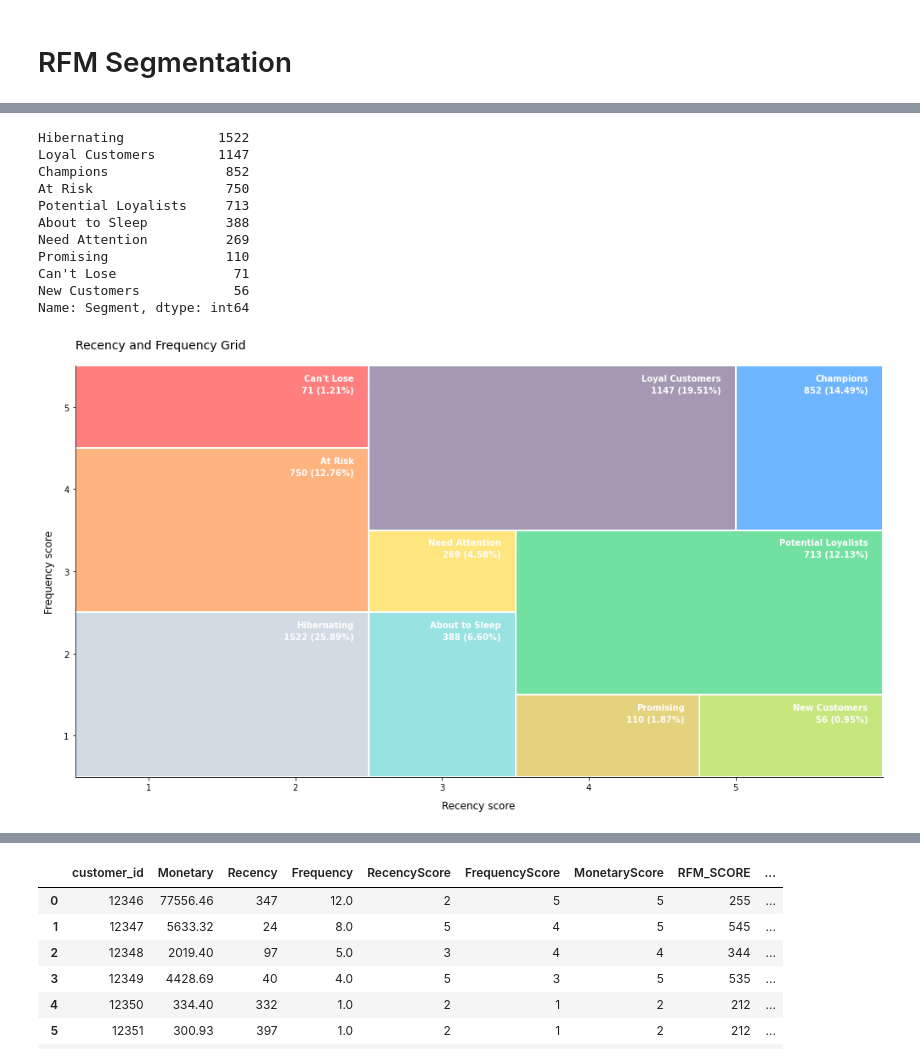
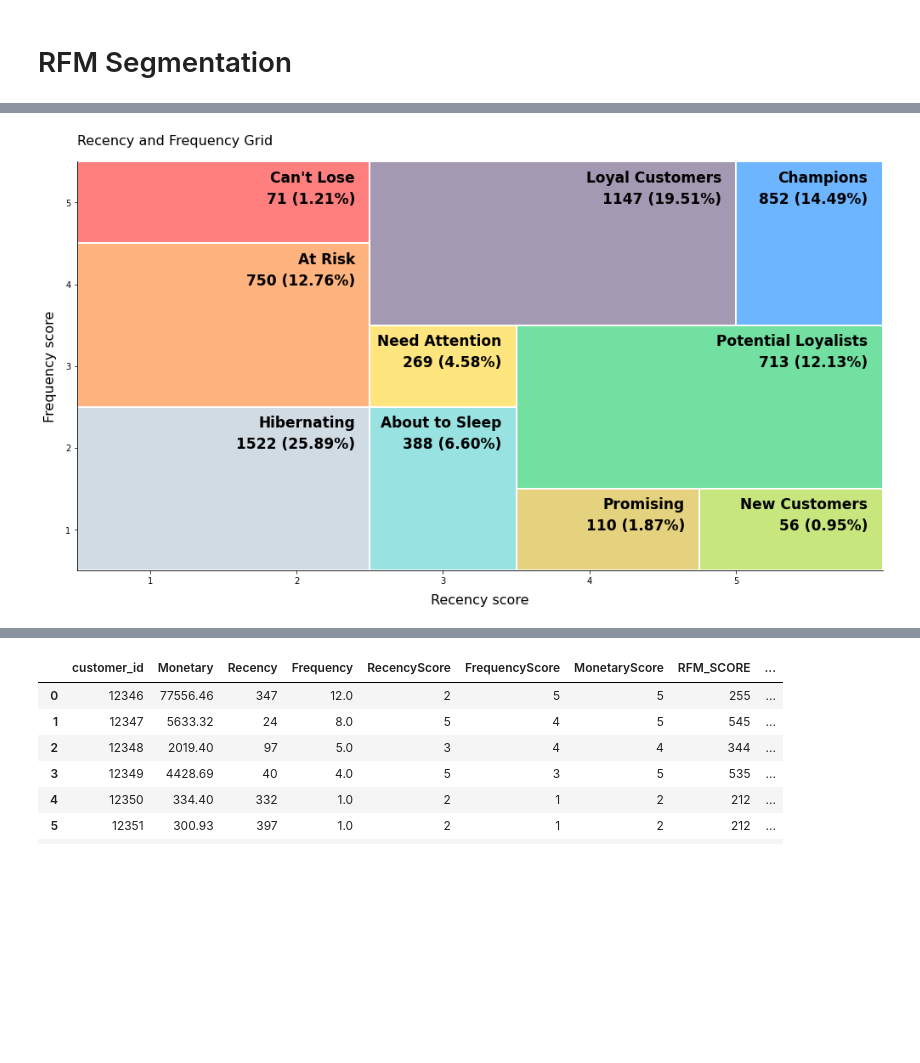
Before and after one commit to jarviscanada/jarvis_data_eng_SumikshTrehan, a Jupyter notebook: python_data_analytics/retail_data_analytics_wrangling.ipynb, the cells around one changed output, grey strips where cells are left out. Drawn from its saved outputs; the diff is of its cells as text; code cells hidden in the pictures; blank space fills up the shorter version.

```diff
--- a/python_data_analytics/retail_data_analytics_wrangling.ipynb
+++ b/python_data_analytics/retail_data_analytics_wrangling.ipynb
@@ -745,50 +635,39 @@ fig, ax = plt.subplots(figsize=(14, 8))
 # 3. Draw segments with Labels, Counts, and Percentages
 for label, (x, y, w, h, color) in segments.items():
     # Draw the colored rectangle
     rect = mpatches.Rectangle((x, y), w, h, color=color, ec='white', lw=2)
     ax.add_patch(rect)
 
     # Get the count and pct for this specific segment from your rfm_table
     count = stats.get(label, 0)
     pct = (count / total * 100) if total > 0 else 0
 
     # Create the multi-line string: Name \n Count (Percentage%)
     full_label = f"{label}\n{count} ({pct:.2f}%)"
 
     # Position text in the top-right of each box
-    ax.text(x + w - 0.1, y + h - 0.1, full_label, color='white',
-            ha='right', va='top', fontsize=10, weight='bold', linespacing=1.5)
+    ax.text(x + w - 0.1, y + h - 0.1, full_label, color='black',
+            ha='right', va='top', fontsize=17, weight='bold', linespacing=1.5)
 
 # 4. Standardizing the 1-5 Grid
 ax.set_xlim(0.5, 6.0)
 ax.set_ylim(0.5, 5.5)
 ax.set_xticks([1, 2, 3, 4, 5])
 ax.set_yticks([1, 2, 3, 4, 5])
 
-ax.set_xlabel('Recency score', fontsize=12, labelpad=10)
-ax.set_ylabel('Frequency score', fontsize=12, labelpad=10)
-ax.set_title('Recency and Frequency Grid', loc='left', fontsize=14, pad=20)
+ax.set_xlabel('Recency score', fontsize=16, labelpad=10)
+ax.set_ylabel('Frequency score', fontsize=16, labelpad=10)
+ax.set_title('Recency and Frequency Grid', loc='left', fontsize=16, pad=20)
 
 # Visual Clean-up
 ax.spines['top'].set_visible(False)
 ax.spines['right'].set_visible(False)
 ax.set_axisbelow(True)
 
 plt.tight_layout()
 plt.show()
 # %% [output]
-Hibernating            1522
-Loyal Customers        1147
-Champions               852
-At Risk                 750
-Potential Loyalists     713
-About to Sleep          388
-Need Attention          269
-Promising               110
-Can't Lose               71
-New Customers            56
-Name: Segment, dtype: int64
-[figure, old version]
+[figure, new version]
 [interactive output not drawn]
 # %%
 #creation of segment variable
```
Also changed, not shown: parts of 12 cells of this notebook.
